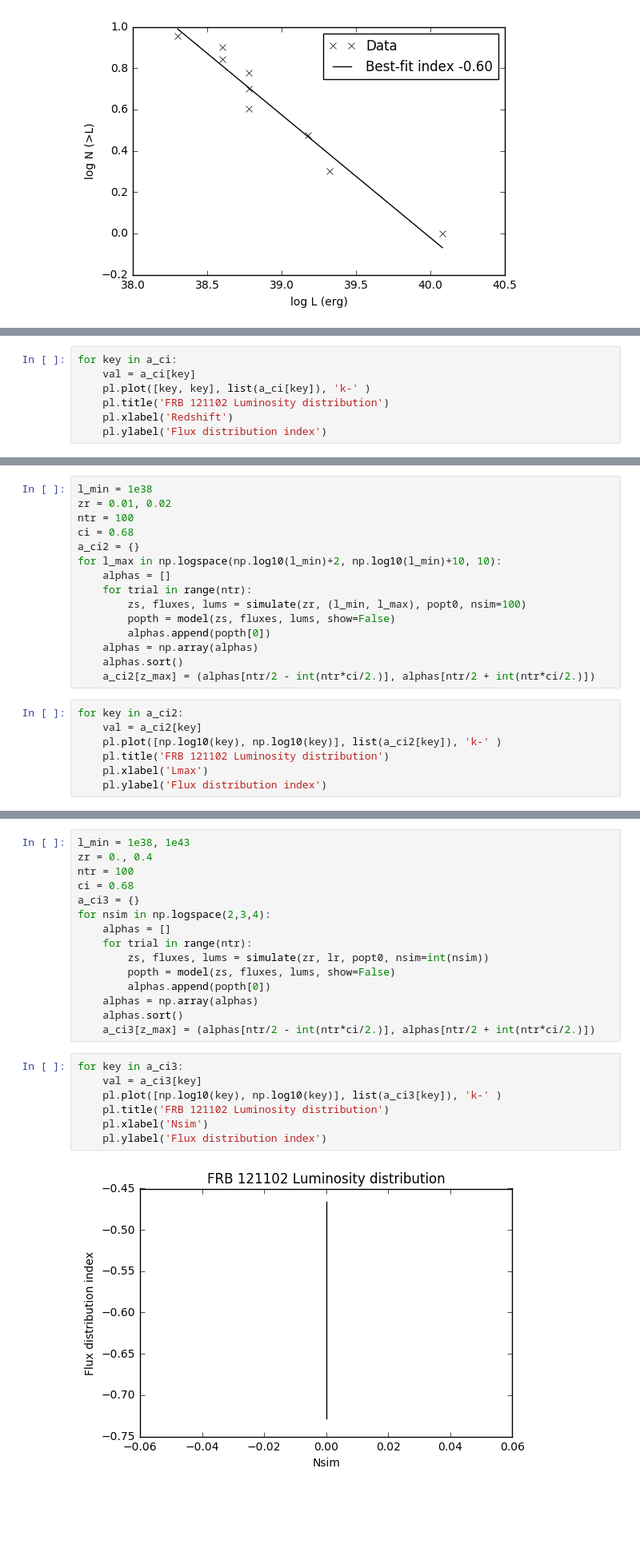
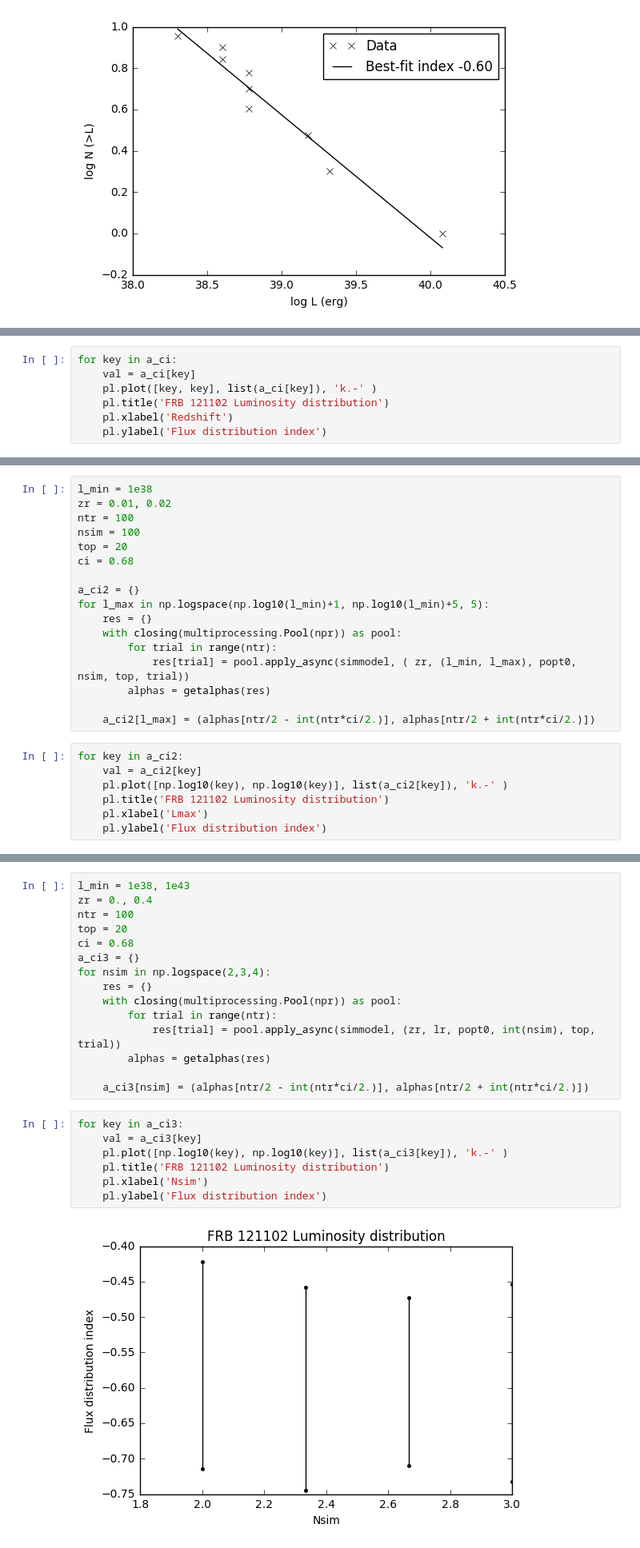
Before and after one commit to caseyjlaw/FRB121102, a Jupyter notebook: frb_simulation.ipynb, the cells around one changed output, grey strips where cells are left out. Shown at 80% size. Drawn from its saved outputs; the diff is of its cells as text; blank space fills up the shorter version.

```diff
--- a/frb_simulation.ipynb
+++ b/frb_simulation.ipynb
@@ -175,7 +228,7 @@ for z_max in np.linspace(0.01, 1., 10):
 # %%
 for key in a_ci:
     val = a_ci[key]
-    pl.plot([key, key], list(a_ci[key]), 'k-' )
+    pl.plot([key, key], list(a_ci[key]), 'k.-' )
     pl.title('FRB 121102 Luminosity distribution')
     pl.xlabel('Redshift')
     pl.ylabel('Flux distribution index')
@@ -185,21 +240,23 @@ for key in a_ci:
 l_min = 1e38
 zr = 0.01, 0.02
 ntr = 100
+nsim = 100
+top = 20
 ci = 0.68
+
 a_ci2 = {}
-for l_max in np.logspace(np.log10(l_min)+2, np.log10(l_min)+10, 10):
-    alphas = []
-    for trial in range(ntr):
-        zs, fluxes, lums = simulate(zr, (l_min, l_max), popt0, nsim=100)
-        popth = model(zs, fluxes, lums, show=False)
-        alphas.append(popth[0])
-    alphas = np.array(alphas)
-    alphas.sort()
-    a_ci2[z_max] = (alphas[ntr/2 - int(ntr*ci/2.)], alphas[ntr/2 + int(ntr*ci/2.)])
+for l_max in np.logspace(np.log10(l_min)+1, np.log10(l_min)+5, 5):
+    res = {}
+    with closing(multiprocessing.Pool(npr)) as pool:
+        for trial in range(ntr):
+            res[trial] = pool.apply_async(simmodel, ( zr, (l_min, l_max), popt0, nsim, top, trial))
+        alphas = getalphas(res)
+
+    a_ci2[l_max] = (alphas[ntr/2 - int(ntr*ci/2.)], alphas[ntr/2 + int(ntr*ci/2.)])
 # %%
 for key in a_ci2:
     val = a_ci2[key]
-    pl.plot([np.log10(key), np.log10(key)], list(a_ci2[key]), 'k-' )
+    pl.plot([np.log10(key), np.log10(key)], list(a_ci2[key]), 'k.-' )
     pl.title('FRB 121102 Luminosity distribution')
     pl.xlabel('Lmax')
     pl.ylabel('Flux distribution index')
@@ -209,23 +268,23 @@ for key in a_ci2:
 l_min = 1e38, 1e43
 zr = 0., 0.4
 ntr = 100
+top = 20
 ci = 0.68
 a_ci3 = {}
 for nsim in np.logspace(2,3,4):
-    alphas = []
-    for trial in range(ntr):
-        zs, fluxes, lums = simulate(zr, lr, popt0, nsim=int(nsim))
-        popth = model(zs, fluxes, lums, show=False)
-        alphas.append(popth[0])
-    alphas = np.array(alphas)
-    alphas.sort()
-    a_ci3[z_max] = (alphas[ntr/2 - int(ntr*ci/2.)], alphas[ntr/2 + int(ntr*ci/2.)])
+    res = {}
+    with closing(multiprocessing.Pool(npr)) as pool:
+        for trial in range(ntr):
+            res[trial] = pool.apply_async(simmodel, (zr, lr, popt0, int(nsim), top, trial))
+        alphas = getalphas(res)
+
+    a_ci3[nsim] = (alphas[ntr/2 - int(ntr*ci/2.)], alphas[ntr/2 + int(ntr*ci/2.)])
 # %%
 for key in a_ci3:
     val = a_ci3[key]
-    pl.plot([np.log10(key), np.log10(key)], list(a_ci3[key]), 'k-' )
+    pl.plot([np.log10(key), np.log10(key)], list(a_ci3[key]), 'k.-' )
     pl.title('FRB 121102 Luminosity distribution')
     pl.xlabel('Nsim')
     pl.ylabel('Flux distribution index')
 # %% [output]
-[figure, old version]
+[figure, new version]
```
Also changed, not shown: parts of 27 cells of this notebook.
